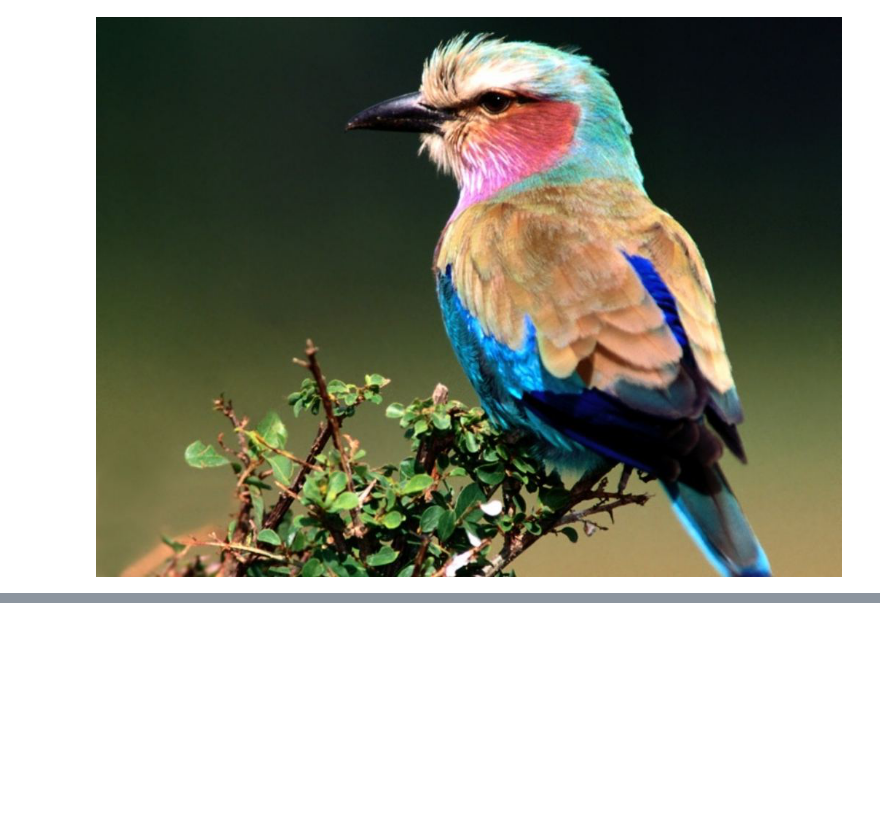
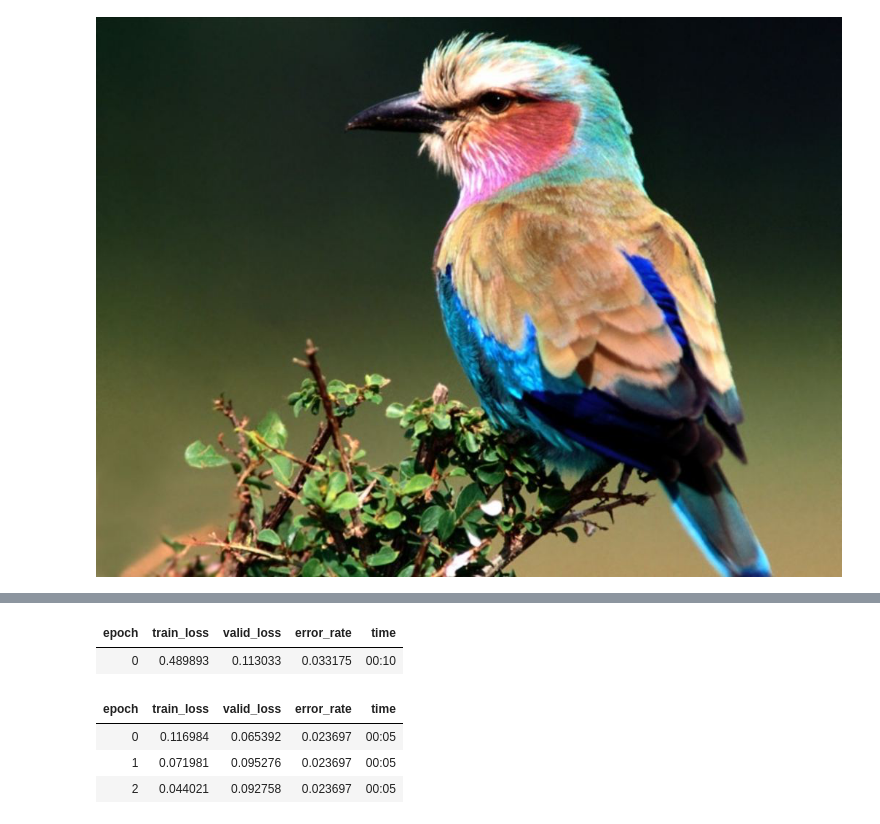
Before and after one commit to munisdev86/fastai-dl-pt1, a Jupyter notebook: intro.ipynb, the cells around one changed output, grey strips where cells are left out. Cells and saved outputs as stored; diff of their text form; code cells hidden in the pictures; blank space fills up the shorter version.

```diff
--- a/intro.ipynb
+++ b/intro.ipynb
@@ -81,0 +135,4 @@ Image.open('forest.jpg').to_thumb(256,256)
+# %%
+learn = vision_learner(dls, resnet18, metrics=error_rate)
+learn.fine_tune(3)
+# %% [output]
@@ -81,0 +140,6 @@ Image.open('forest.jpg').to_thumb(256,256)
+| epoch | train_loss | valid_loss | error_rate | time |
+| 0 | 0.489893 | 0.113033 | 0.033175 | 00:10 |
+| epoch | train_loss | valid_loss | error_rate | time |
+| 0 | 0.116984 | 0.065392 | 0.023697 | 00:05 |
+| 1 | 0.071981 | 0.095276 | 0.023697 | 00:05 |
+| 2 | 0.044021 | 0.092758 | 0.023697 | 00:05 |
```
Also changed, not shown: parts of 13 cells of this notebook.
